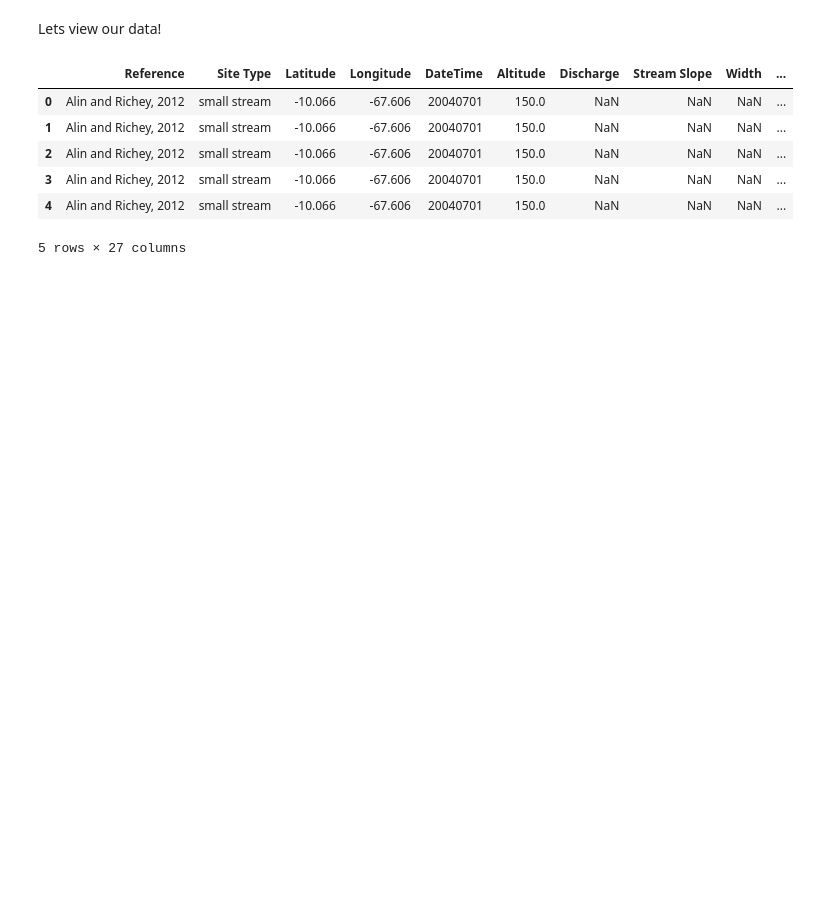
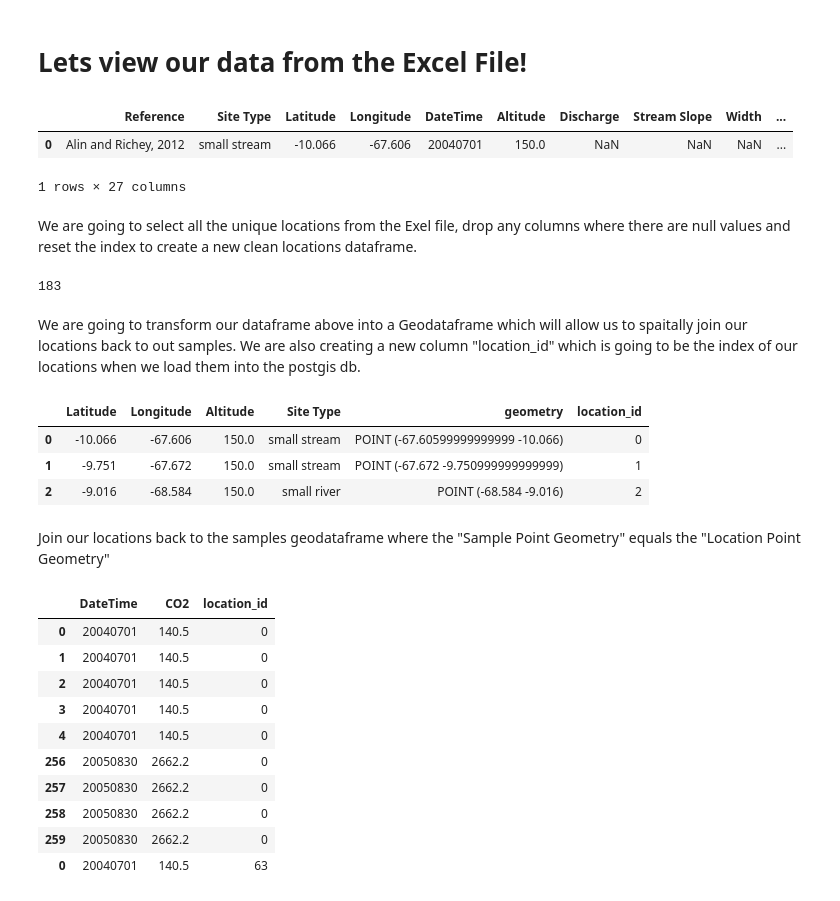
Before and after one commit to geohackweek/ghw2018_web_portal_inlandwater_co2, a Jupyter notebook: notebooks/load_data_to_postgis.ipynb, the cells around one changed output. Saved outputs shown, nothing was run; the diff lists cells and outputs as text; code cells hidden in the pictures; blank space fills up the shorter version.

```diff
--- a/notebooks/load_data_to_postgis.ipynb
+++ b/notebooks/load_data_to_postgis.ipynb
@@ -19,14 +20,22 @@ from geopandas import GeoSeries, GeoDataFrame
 # %%
 %run -i load_data.py
 # %% [markdown]
-Lets view our data!
+# Lets view our data from the Excel File!
-# %%
-co2_data_table.head(5)
-# %% [output]
-|  | Reference | Site Type | Latitude | Longitude | DateTime | Altitude | Discharge | Stream Slope | Width | ... |
-| 0 | Alin and Richey, 2012 | small stream | -10.066 | -67.606 | 20040701 | 150.0 | NaN | NaN | NaN | ... |
-| 1 | Alin and Richey, 2012 | small stream | -10.066 | -67.606 | 20040701 | 150.0 | NaN | NaN | NaN | ... |
-| 2 | Alin and Richey, 2012 | small stream | -10.066 | -67.606 | 20040701 | 150.0 | NaN | NaN | NaN | ... |
-| 3 | Alin and Richey, 2012 | small stream | -10.066 | -67.606 | 20040701 | 150.0 | NaN | NaN | NaN | ... |
-| 4 | Alin and Richey, 2012 | small stream | -10.066 | -67.606 | 20040701 | 150.0 | NaN | NaN | NaN | ... |
-5 rows × 27 columns
+# %%
+co2_geo_data_table.head(1)
+# %% [output]
+|  | Reference | Site Type | Latitude | Longitude | DateTime | Altitude | Discharge | Stream Slope | Width | ... |
+| 0 | Alin and Richey, 2012 | small stream | -10.066 | -67.606 | 20040701 | 150.0 | NaN | NaN | NaN | ... |
+1 rows × 27 columns
+# %% [markdown]
+We are going to select all the unique locations from the Exel file, drop any columns where there are null values and reset the index to create a new clean locations dataframe.
+# %%
+co2_data_locations = co2_geo_data_table[["Latitude", "Longitude", "Altitude", "Site Type"]].drop_duplicates()
+good_co2_data_locations = co2_data_locations.dropna()
+co2_data_locations_clean = good_co2_data_locations.reset_index(drop='index')
+co2_data_locations_clean.head(5)
+len(co2_data_locations_clean)
+# %% [output]
+183
+# %% [markdown]
+We are going to transform our dataframe above into a Geodataframe which will allow us to spaitally join our locations back to out samples. We are also creating a new column "location_id" which is going to be the index of our locations when we load them into the postgis db.
@@ -32,0 +49,9 @@ co2_data_table.head(5)
+# %%
+co2_geometries.head(3)
+# %% [output]
+|  | Latitude | Longitude | Altitude | Site Type | geometry | location_id |
+| 0 | -10.066 | -67.606 | 150.0 | small stream | POINT (-67.60599999999999 -10.066) | 0 |
+| 1 | -9.751 | -67.672 | 150.0 | small stream | POINT (-67.672 -9.750999999999999) | 1 |
+| 2 | -9.016 | -68.584 | 150.0 | small river | POINT (-68.584 -9.016) | 2 |
+# %% [markdown]
+Join our locations back to the samples geodataframe where the "Sample Point Geometry" equals the "Location Point Geometry"
@@ -32,0 +61,14 @@ co2_data_table.head(5)
+# %%
+samples[["DateTime", "CO2", "location_id"]].head(10)
+# %% [output]
+|  | DateTime | CO2 | location_id |
+| 0 | 20040701 | 140.5 | 0 |
+| 1 | 20040701 | 140.5 | 0 |
+| 2 | 20040701 | 140.5 | 0 |
+| 3 | 20040701 | 140.5 | 0 |
+| 4 | 20040701 | 140.5 | 0 |
+| 256 | 20050830 | 2662.2 | 0 |
+| 257 | 20050830 | 2662.2 | 0 |
+| 258 | 20050830 | 2662.2 | 0 |
+| 259 | 20050830 | 2662.2 | 0 |
+| 0 | 20040701 | 140.5 | 63 |
```
Also changed, not shown: parts of 26 cells of this notebook.
